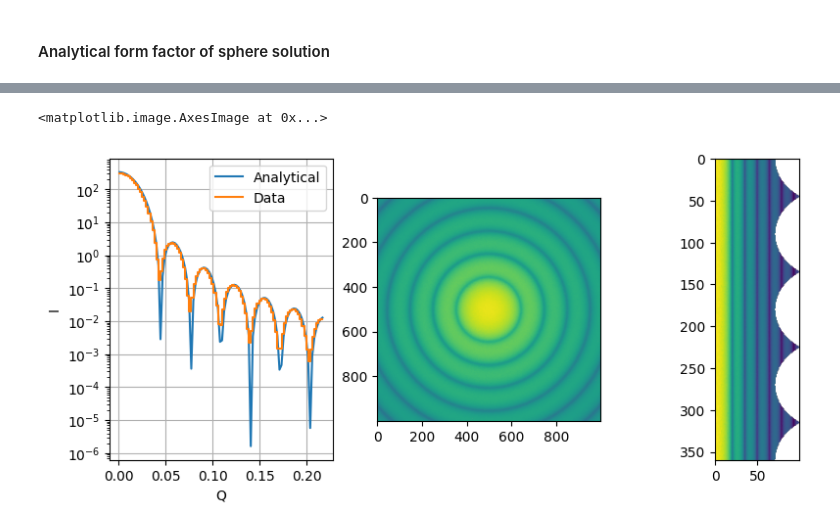
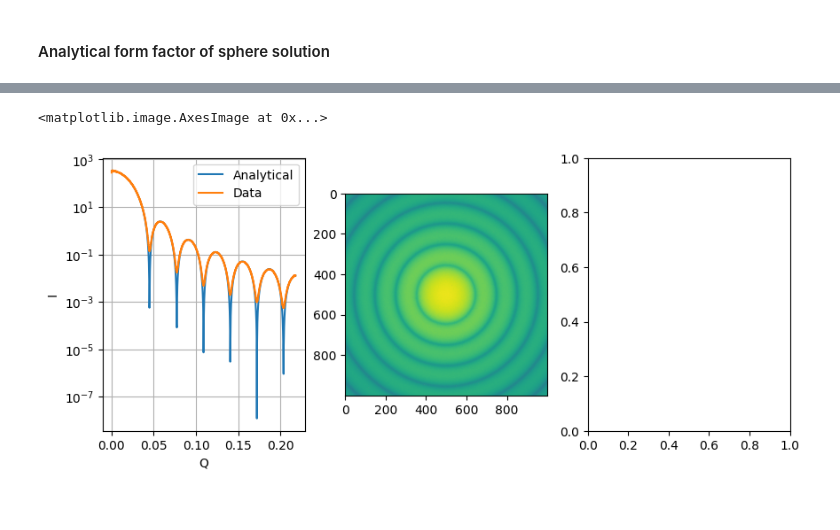
Before and after one commit to Lomholy/McStas_sample_component, a Jupyter notebook: Sans/Analytical.ipynb, the cells around one changed output, grey strips where cells are left out. Cells and saved outputs as stored; diff of their text form; code cells hidden in the pictures.

```diff
--- a/Sans/Analytical.ipynb
+++ b/Sans/Analytical.ipynb
@@ -20,24 +20,32 @@ def P_sphere(q, R):
     return res
 
 def n_measured(flux, A, dist, solid, sigma_att, phi,delta_rho, V, S, q,R):
-    return flux*A*dist*solid/4/np.pi*sigma_att*phi*delta_rho**2*V*S*P_sphere(q,R)
+    result = flux*A*dist*solid/4/np.pi*sigma_att*phi*delta_rho**2*V*S*P_sphere(q,R)
+    unit_converted_result = result*10**2 # Dimension analysis yielded this factor
+    return unit_converted_result
+# The factor 10^8 checks out, and comes about from the femtometer in the delta rho
 flux = 1e7 # n/s/cm^2
 a = 1 # cm^2
 dist = 1 # cm
-solid = 10_000/1000_000 # cm^2/cm^2
-sigma_att = np.exp(-0.5*dist*10) #
-delta_rho = 5**2 #
+solid = 1/25 # m^2/m^2
+wavelength  = 4
+v0 = 2200
+v_wave = 989.0085
+sigma_att = np.exp(-0.5*v0/v_wave*dist/100) # convert dist to meters
+delta_rho = 5*10**-5 # Convert delta_rho from fm/AA^3 to 1/AA^2
 phi = 1e-2 #
-V = 1
+
 S = 1
-q = np.linspace(0.01, 1, 10000)
+q = np.linspace(0.01, 0.2, 1000)
 R = 100
+V = 4/3*np.pi*R**3
+
 
 anal = n_measured(flux, a, dist, solid, sigma_att, phi,delta_rho, V, S, q,R)
 
 fig, ax = plt.subplots(figsize=(10,6))
 ax.plot(q, anal, label='P_sphere', color='blue')
-ax.set(xscale="log", yscale="log")
+ax.set( yscale="log")
 ax.set_title("Power Spectrum of a Sphere", fontsize=24)
 ax.set_xlabel("q", fontsize=18)
 ax.set_ylabel(r'$P_{sphere}$', fontsize=18)
@@ -56,13 +64,13 @@ detector.set_pixel1(1/1000)
 detector.set_pixel2(1/1000)
 
 # Set the azimuthal integrator
-# ai = pf.AzimuthalIntegrator(dist=1, detector=detector)
+ai = pf.AzimuthalIntegrator(dist=5, detector=detector)
 
 
-ai = pf.integrator.azimuthal.AzimuthalIntegrator(dist=5, detector=detector)
+# ai = pf.integrator.azimuthal.AzimuthalIntegrator(dist=5, detector=detector)
 wavelength = 1/np.sqrt(5)/0.11056
 ai.set_wavelength(4*1e-10)
 ai.poni1  = 0.5
 ai.poni2 = 0.5
-two_theta, I = ai.integrate1d(data.Intensity, 100, unit="2th_deg")
-result = ai.integrate2d(data.Intensity, 100)
+two_theta, I = ai.integrate1d(data.Intensity, 1000, unit="2th_deg")
+# result = ai.integrate2d(data.Intensity, 100)
@@ -69,22 +95,22 @@ result = ai.integrate2d(data.Intensity, 100)
 # %%
 fig, ax = plt.subplots(ncols=3, figsize=(10,4))
 q = np.sin((two_theta)*np.pi/180/2)*4*np.pi/wavelength
 
 
 ax[0].set(yscale="log")
 
 ax[0].plot(q,n_measured(flux, a, dist, solid, sigma_att, phi,delta_rho, V, S, q,R), label="Analytical")
 # q = np.insert(q,0,1e-3)[:-1]
 ax[0].step(q, I,label="Data")
 
 # Set legends and labels
 ax[0].legend()
 ax[0].grid(True, which='major')
 ax[0].set(xlabel="Q", ylabel="I")
 
 ax[1].imshow(data.Intensity, norm="log")
 
-ax[2].imshow(result[0], norm="log")
+# ax[2].imshow(result[0], norm="log")
 # %% [output]
 <matplotlib.image.AxesImage at 0x...>
-[figure, old version]
+[figure, new version]
```
Also changed, not shown: parts of 2 cells of this notebook, 1 other file.
